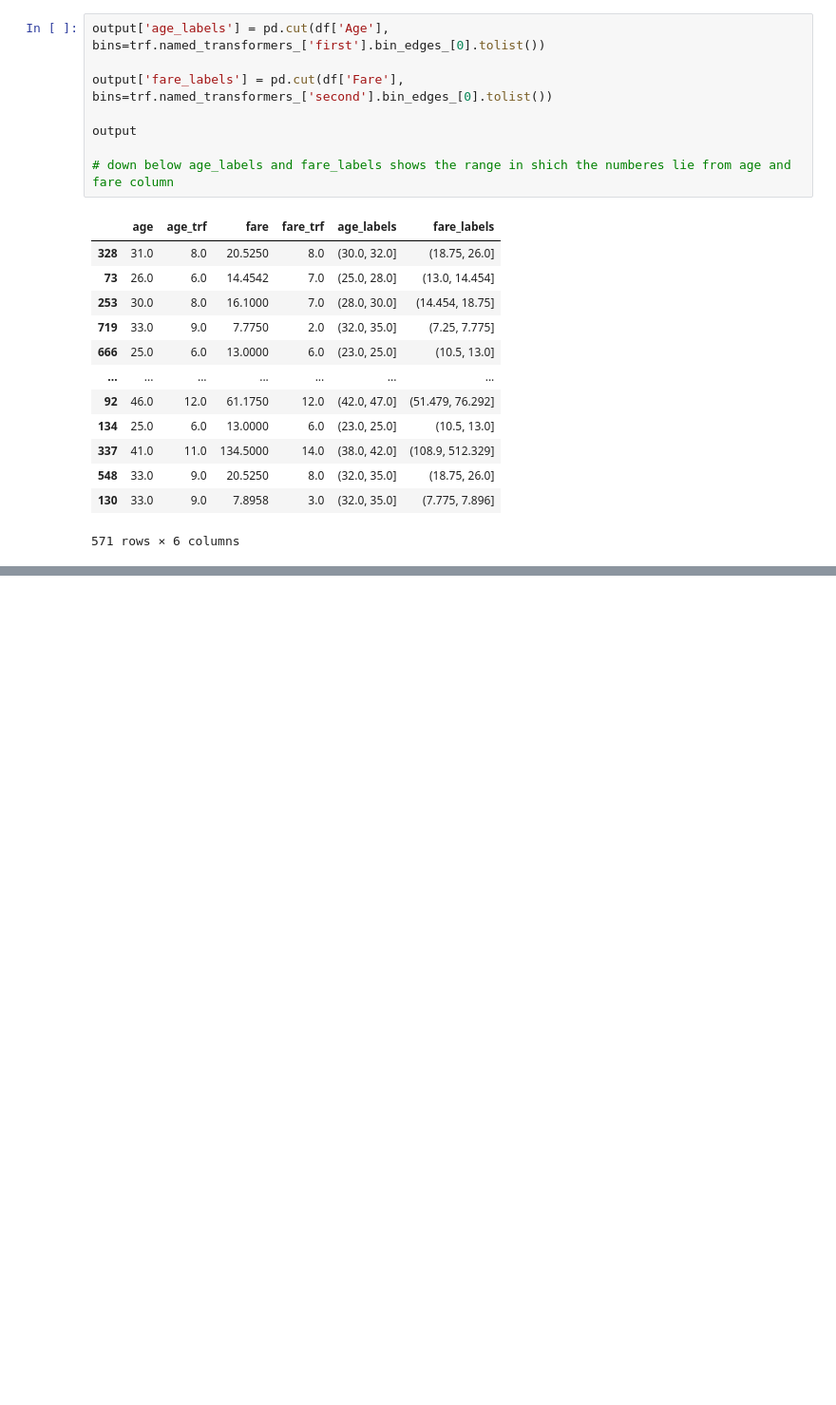
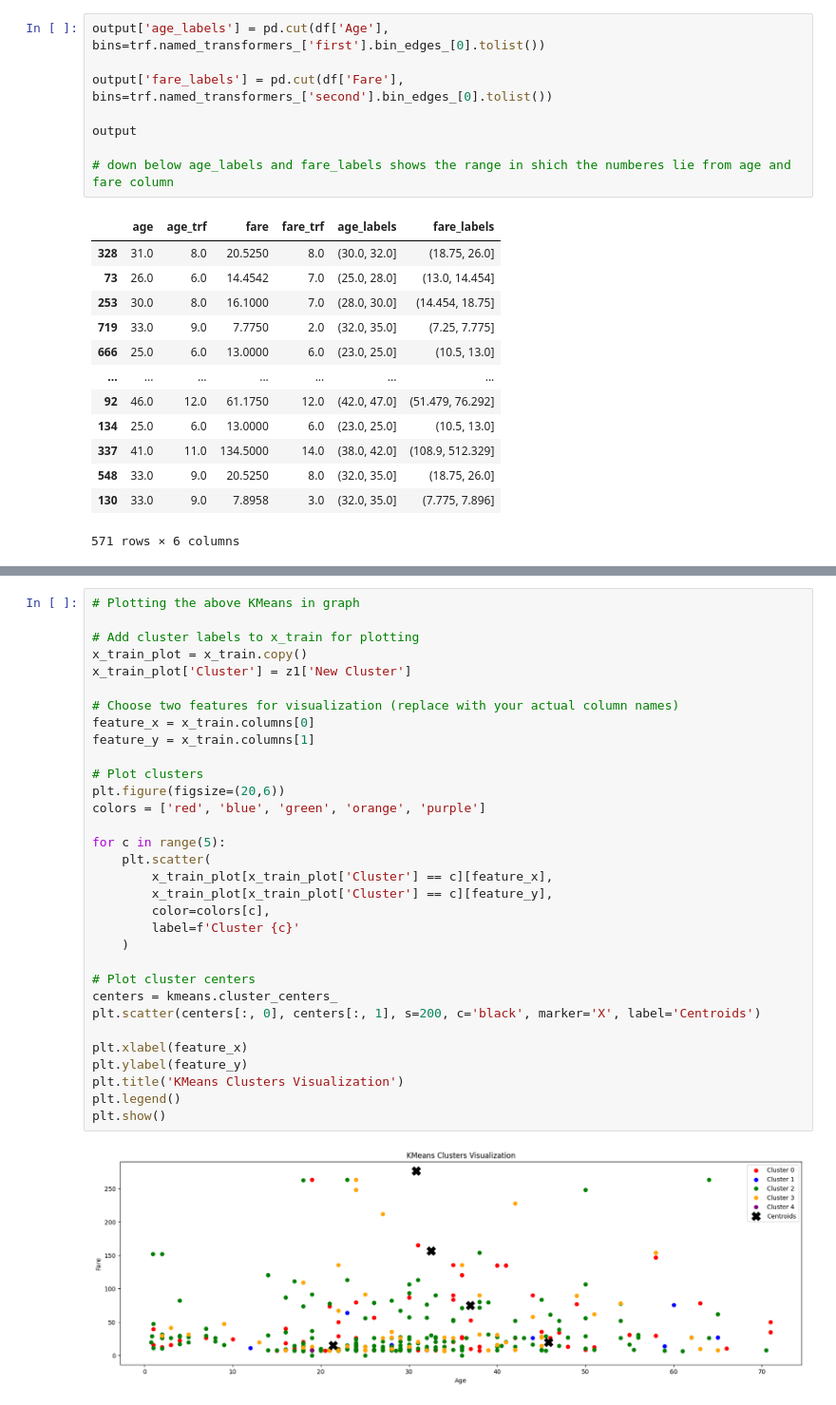
Before and after one commit to Ashura369/Python_and_Data_Science, a Jupyter notebook: 0 ML lecture/10_1 k-means binning.ipynb, the cells around one changed output, grey strips where cells are left out. Shown at 95% size. Drawn from its saved outputs; the diff is of its cells as text; blank space fills up the shorter version.

```diff
--- a/0 ML lecture/10_1 k-means binning.ipynb
+++ b/0 ML lecture/10_1 k-means binning.ipynb
@@ -236,3 +314,37 @@ Cross Val : 62.8 %
+# %%
+# Plotting the above KMeans in graph
+
+# Add cluster labels to x_train for plotting
+x_train_plot = x_train.copy()
+x_train_plot['Cluster'] = z1['New Cluster']
+
+# Choose two features for visualization (replace with your actual column names)
+feature_x = x_train.columns[0]
+feature_y = x_train.columns[1]
+
+# Plot clusters
+plt.figure(figsize=(20,6))
+colors = ['red', 'blue', 'green', 'orange', 'purple']
+
+for c in range(5):
+    plt.scatter(
+        x_train_plot[x_train_plot['Cluster'] == c][feature_x],
+        x_train_plot[x_train_plot['Cluster'] == c][feature_y],
+        color=colors[c],
+        label=f'Cluster {c}'
+    )
+
+# Plot cluster centers
+centers = kmeans.cluster_centers_
+plt.scatter(centers[:, 0], centers[:, 1], s=200, c='black', marker='X', label='Centroids')
+
+plt.xlabel(feature_x)
+plt.ylabel(feature_y)
+plt.title('KMeans Clusters Visualization')
+plt.legend()
+plt.show()
+# %% [output]
+[figure, added]
 # %% [markdown]
 # KBinsDiscretizer vs KMeans
 
```
Also changed, not shown: parts of 10 cells of this notebook, 5 other files.
